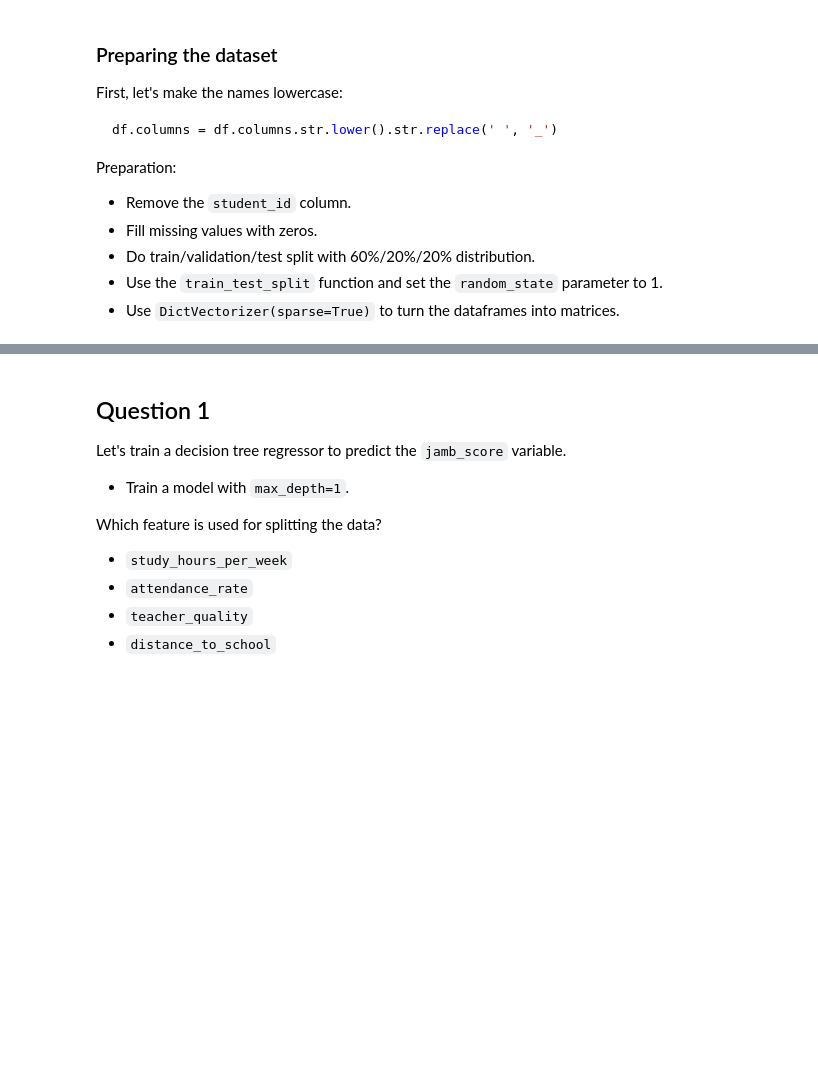
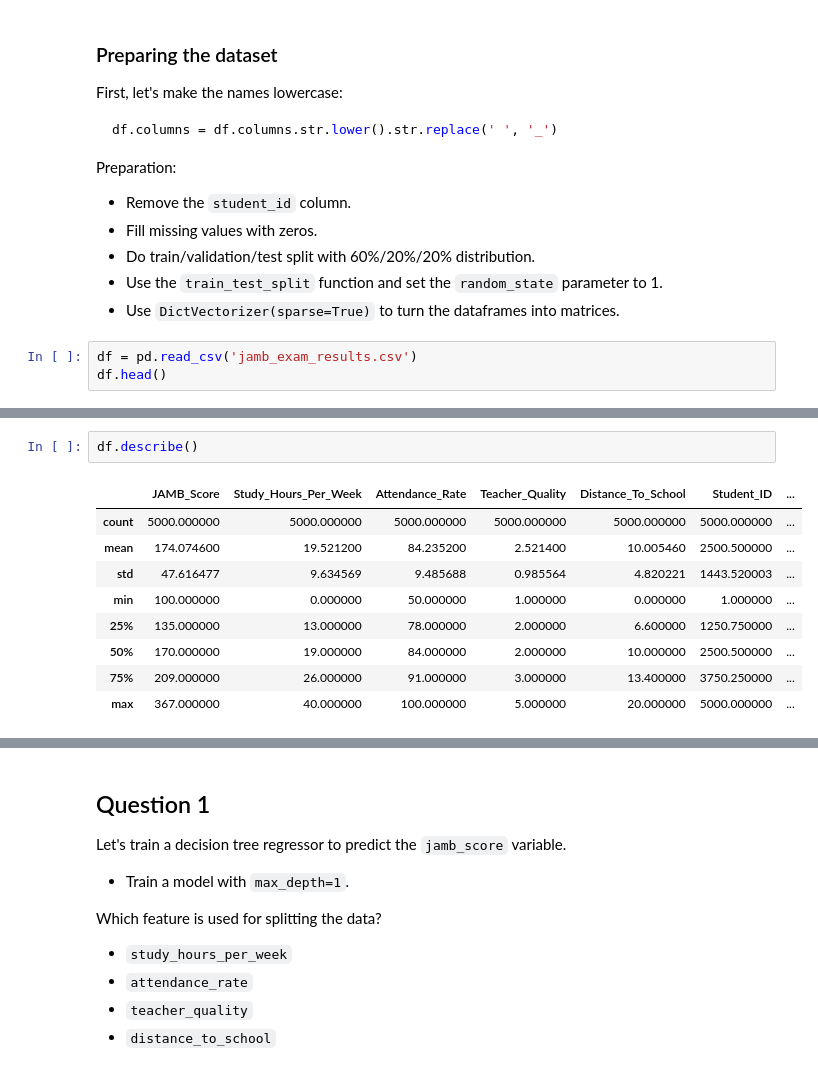
Before and after one commit to VolodymyrBil/project1_yanqing-song, a Jupyter notebook: 06-trees.ipynb, the cells around one changed output, grey strips where cells are left out. Saved outputs shown, nothing was run; the diff lists cells and outputs as text; blank space fills up the shorter version.

```diff
--- a/06-trees.ipynb
+++ b/06-trees.ipynb
@@ -26,3 +54,6 @@ Preparation:
 * Do train/validation/test split with 60%/20%/20% distribution.
 * Use the `train_test_split` function and set the `random_state` parameter to 1.
 * Use `DictVectorizer(sparse=True)` to turn the dataframes into matrices.
+# %%
+df = pd.read_csv('jamb_exam_results.csv')
+df.head()
@@ -28,0 +87,12 @@ Preparation:
+# %%
+df.describe()
+# %% [output]
+|  | JAMB_Score | Study_Hours_Per_Week | Attendance_Rate | Teacher_Quality | Distance_To_School | Student_ID | ... |
+| count | 5000.000000 | 5000.000000 | 5000.000000 | 5000.000000 | 5000.000000 | 5000.000000 | ... |
+| mean | 174.074600 | 19.521200 | 84.235200 | 2.521400 | 10.005460 | 2500.500000 | ... |
+| std | 47.616477 | 9.634569 | 9.485688 | 0.985564 | 4.820221 | 1443.520003 | ... |
+| min | 100.000000 | 0.000000 | 50.000000 | 1.000000 | 0.000000 | 1.000000 | ... |
+| 25% | 135.000000 | 13.000000 | 78.000000 | 2.000000 | 6.600000 | 1250.750000 | ... |
+| 50% | 170.000000 | 19.000000 | 84.000000 | 2.000000 | 10.000000 | 2500.500000 | ... |
+| 75% | 209.000000 | 26.000000 | 91.000000 | 3.000000 | 13.400000 | 3750.250000 | ... |
+| max | 367.000000 | 40.000000 | 100.000000 | 5.000000 | 20.000000 | 5000.000000 | ... |
```
Also changed, not shown: parts of 24 cells of this notebook, 3 other files.
